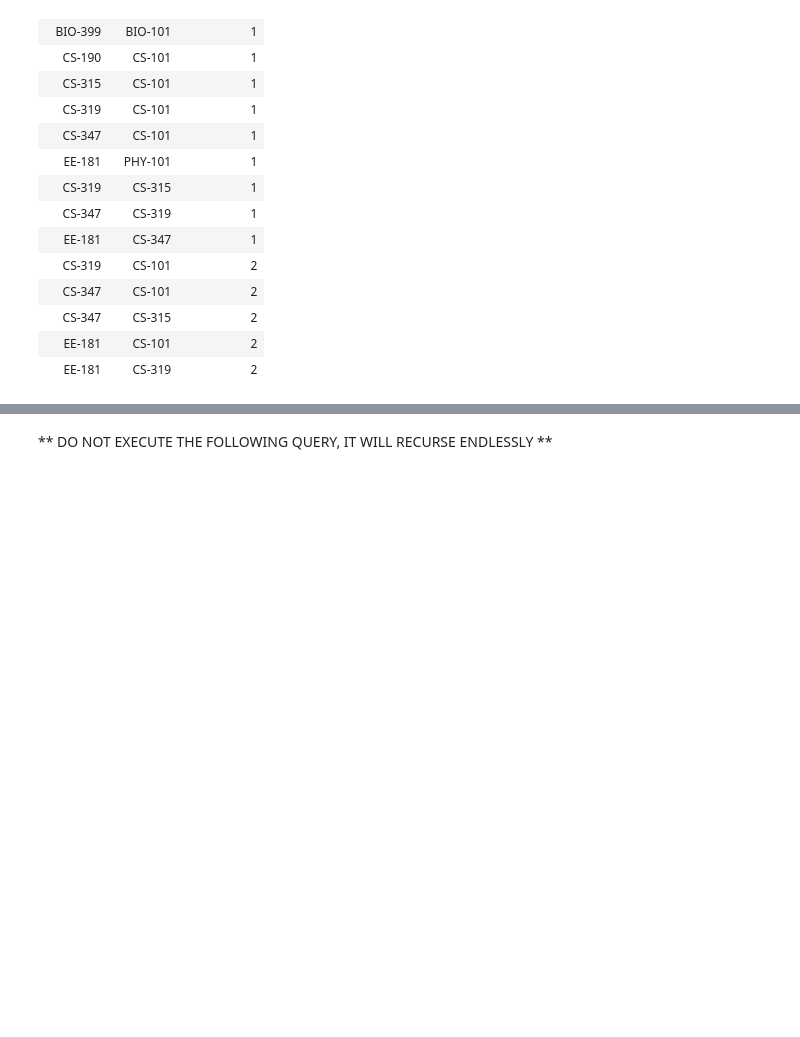
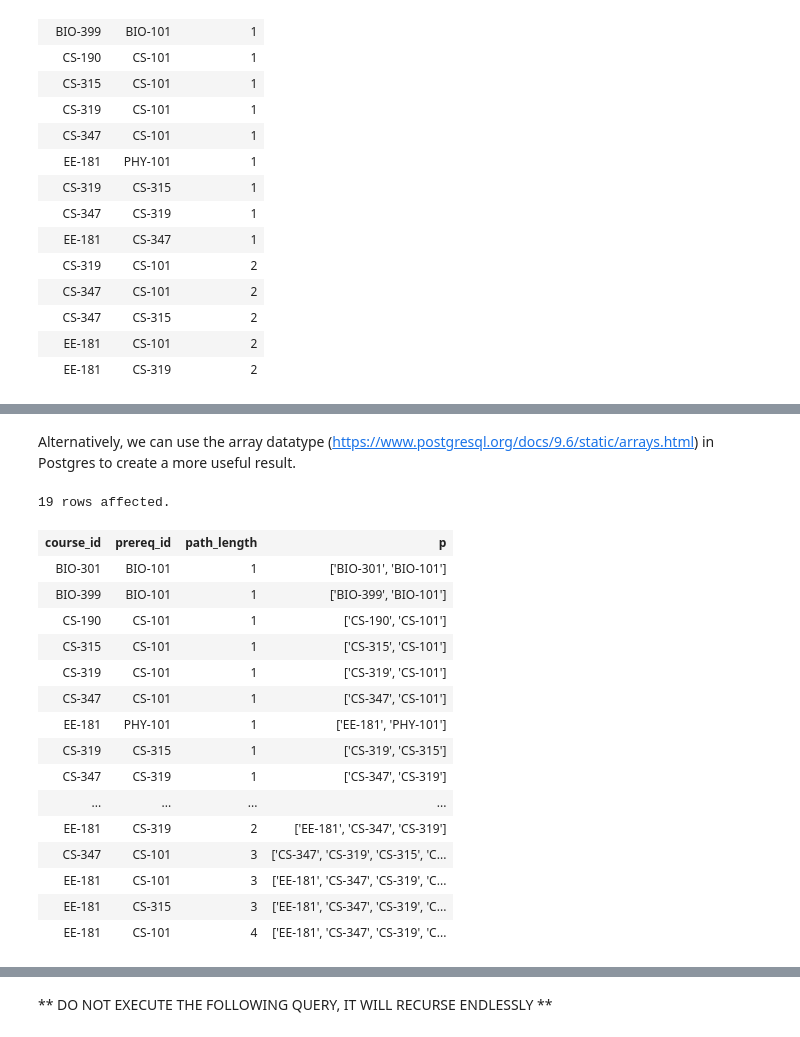
Before and after one commit to IITDBGroup/cs425, a Jupyter notebook: classnotebook-2017-Fall/CS425-2017-Notebook.ipynb, the cells around one changed output, grey strips where cells are left out. Drawn from its saved outputs; the diff is of its cells as text; code cells hidden in the pictures; blank space fills up the shorter version.

```diff
--- a/classnotebook-2017-Fall/CS425-2017-Notebook.ipynb
+++ b/classnotebook-2017-Fall/CS425-2017-Notebook.ipynb
@@ -779,0 +810,30 @@ SELECT * FROM inpre;
+# %% [markdown]
+Alternatively, we can use the array datatype ([https://www.postgresql.org/docs/9.6/static/arrays.html](https://www.postgresql.org/docs/9.6/static/arrays.html)) in Postgres to create a more useful result.
+# %%
+%%sql
+WITH RECURSIVE inpre AS (
+SELECT *, 1 path_length, ARRAY[course_id,prereq_id]::text[] AS p FROM prereq
+UNION
+SELECT inpre.course_id, two.prereq_id, path_length + 1 AS path_length, p || ARRAY[two.prereq_id]::text[] AS p
+FROM inpre, prereq two
+WHERE inpre.prereq_id = two.course_id
+)
+SELECT * FROM inpre;
+# %% [output]
+19 rows affected.
+| course_id | prereq_id | path_length | p |
+| BIO-301 | BIO-101 | 1 | ['BIO-301', 'BIO-101'] |
+| BIO-399 | BIO-101 | 1 | ['BIO-399', 'BIO-101'] |
+| CS-190 | CS-101 | 1 | ['CS-190', 'CS-101'] |
+| CS-315 | CS-101 | 1 | ['CS-315', 'CS-101'] |
+| CS-319 | CS-101 | 1 | ['CS-319', 'CS-101'] |
+| CS-347 | CS-101 | 1 | ['CS-347', 'CS-101'] |
+| EE-181 | PHY-101 | 1 | ['EE-181', 'PHY-101'] |
+| CS-319 | CS-315 | 1 | ['CS-319', 'CS-315'] |
+| CS-347 | CS-319 | 1 | ['CS-347', 'CS-319'] |
+| ... | ... | ... | ... |
+| EE-181 | CS-319 | 2 | ['EE-181', 'CS-347', 'CS-319'] |
+| CS-347 | CS-101 | 3 | ['CS-347', 'CS-319', 'CS-315', 'C... |
+| EE-181 | CS-101 | 3 | ['EE-181', 'CS-347', 'CS-319', 'C... |
+| EE-181 | CS-315 | 3 | ['EE-181', 'CS-347', 'CS-319', 'C... |
+| EE-181 | CS-101 | 4 | ['EE-181', 'CS-347', 'CS-319', 'C... |
```
Also changed, not shown: parts of 7 cells of this notebook, 1 other file.
